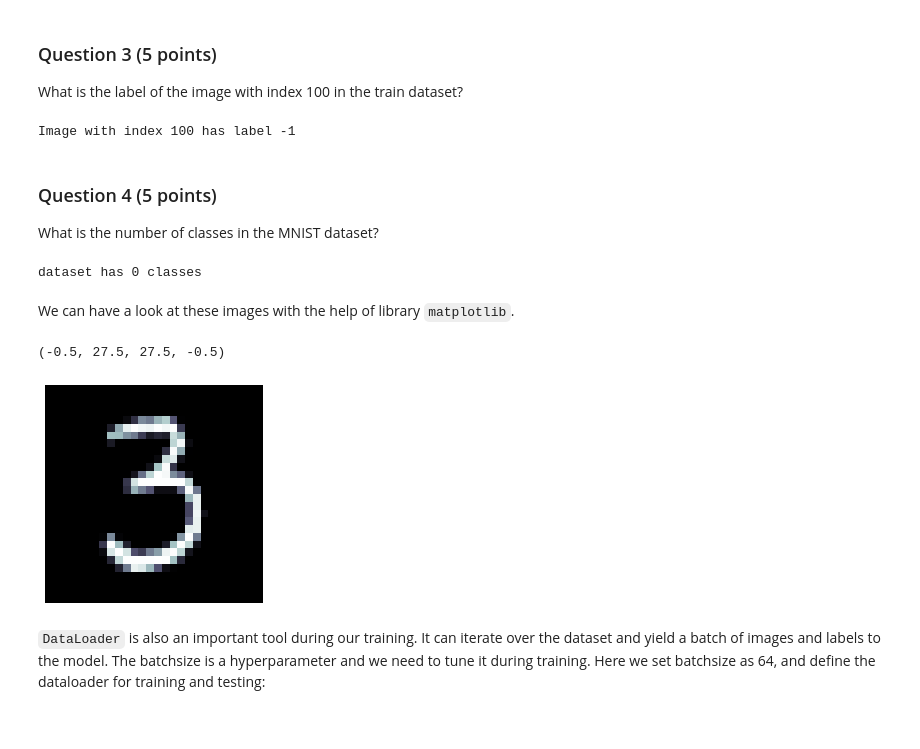
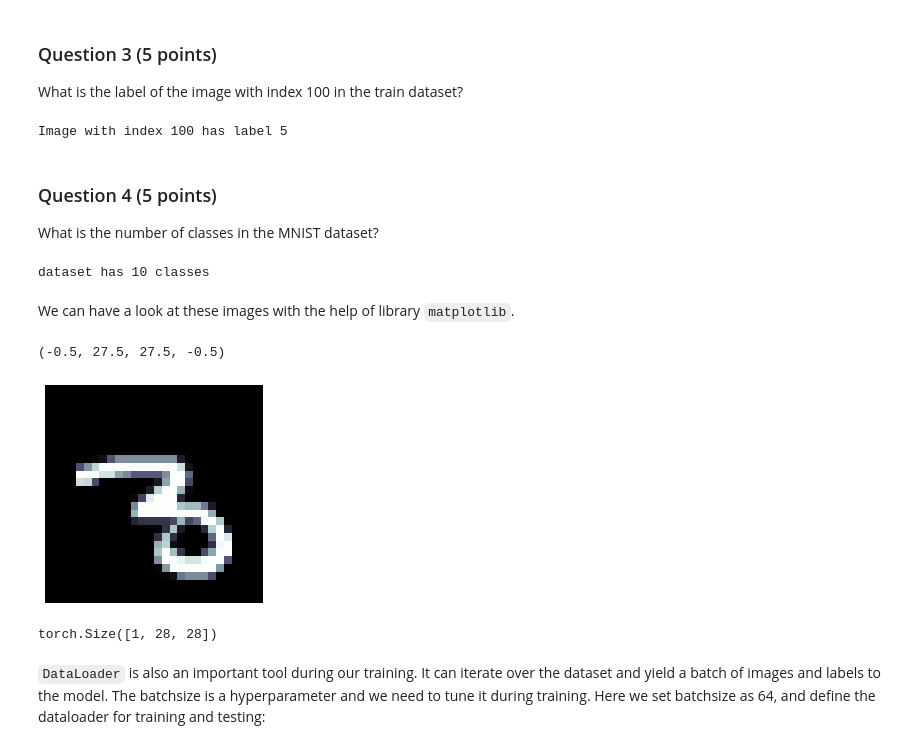
Before and after one commit to HuangruiChu/CPSC-583-01-FA22-Deep-Learning-on-Graph-Structured-Data, a Jupyter notebook: “CPSC483_colab0”.ipynb, the cells around one changed output. Cells and saved outputs as stored; diff of their text form; code cells hidden in the pictures.

```diff
--- a/“CPSC483_colab0”.ipynb
+++ b/“CPSC483_colab0”.ipynb
@@ -280,7 +358,7 @@ def get_image_label(dataset, idx):
 
   ############# Your code here ############
   ## (~1 line of code)
-
+  label=dataset[idx][1]   #since the first would be the tensor of the image and the second be the label
   #########################################
 
   return label
@@ -289,7 +367,7 @@ idx = 100
 label = get_image_label(train_data, idx)
 print('Image with index {} has label {}'.format(idx, label))
 # %% [output]
-Image with index 100 has label -1
+Image with index 100 has label 5
 # %% [markdown]
 ### Question 4 (5 points)
 
@@ -300,10 +378,13 @@ def get_num_classes(pyg_dataset):
   # and returns the number of classes for that dataset.
 
   num_classes = 0
-
+  all_classes=[]
   ############# Your code here ############
   ## (~1 line of code)
-
+  for (x,label) in pyg_dataset:
+    if label not in all_classes:
+      all_classes.append(label)
+  num_classes=len(all_classes)
   #########################################
 
   return num_classes
@@ -311,21 +392,25 @@ def get_num_classes(pyg_dataset):
 num_classes = get_num_classes(train_data)
 print("dataset has {} classes".format(num_classes))
 # %% [output]
-dataset has 0 classes
+dataset has 10 classes
 # %% [markdown]
 We can have a look at these images with the help of library `matplotlib`.
 # %%
 import matplotlib.pyplot as plt
 
-image_idx = 50  # the index of the image we want to see
-image = train_data[50][0]
+image_idx = 30  # the index of the image we want to see
+image = train_data[image_idx][0]
 
 fig = plt.figure()
 plt.imshow(image.view(28, 28).cpu().numpy(), cmap='bone')  # plot the image
 plt.axis('off')
 # %% [output]
 (-0.5, 27.5, 27.5, -0.5)
-[figure, old version]
+[figure, new version]
+# %%
+image.shape
+# %% [output]
+torch.Size([1, 28, 28])
 # %% [markdown]
 `DataLoader` is also an important tool during our training. It can iterate over the dataset and yield a batch of images and labels to the model. The batchsize is a hyperparameter and we need to tune it during training. Here we set batchsize as 64, and define the dataloader for training and testing:
 # %%
```
Also changed, not shown: parts of 23 cells of this notebook.
